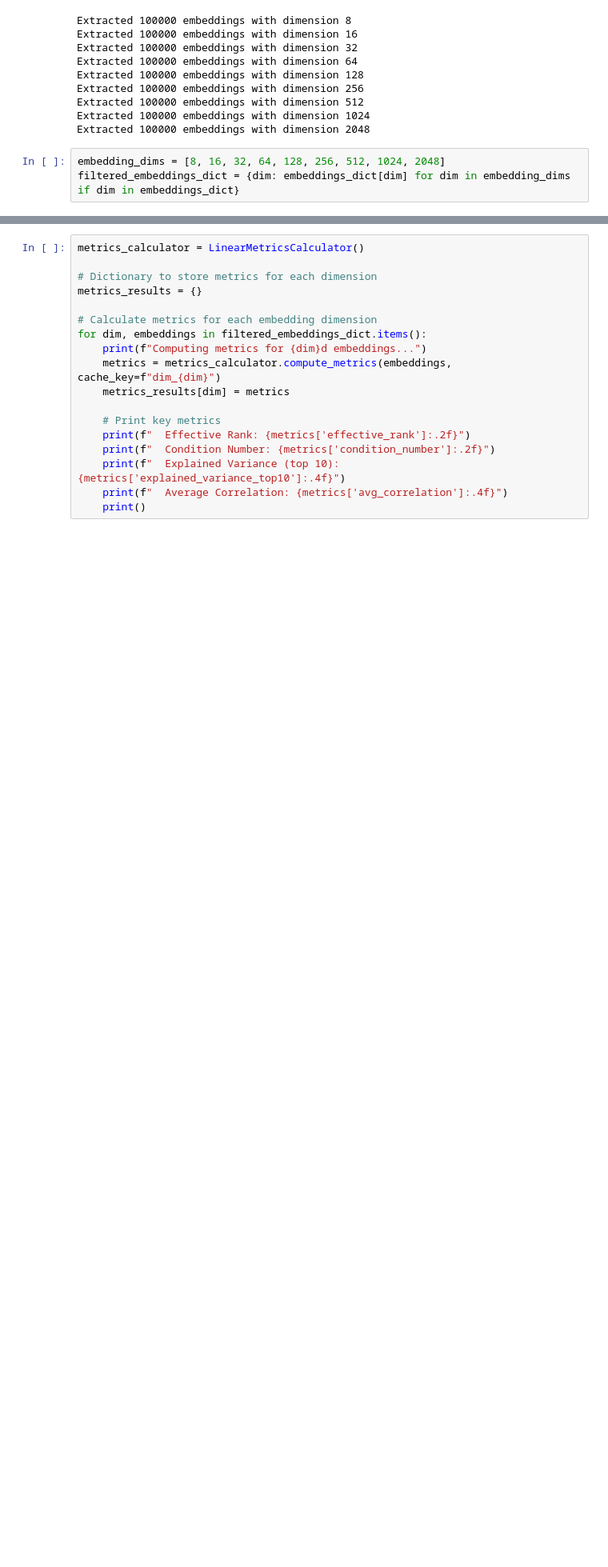
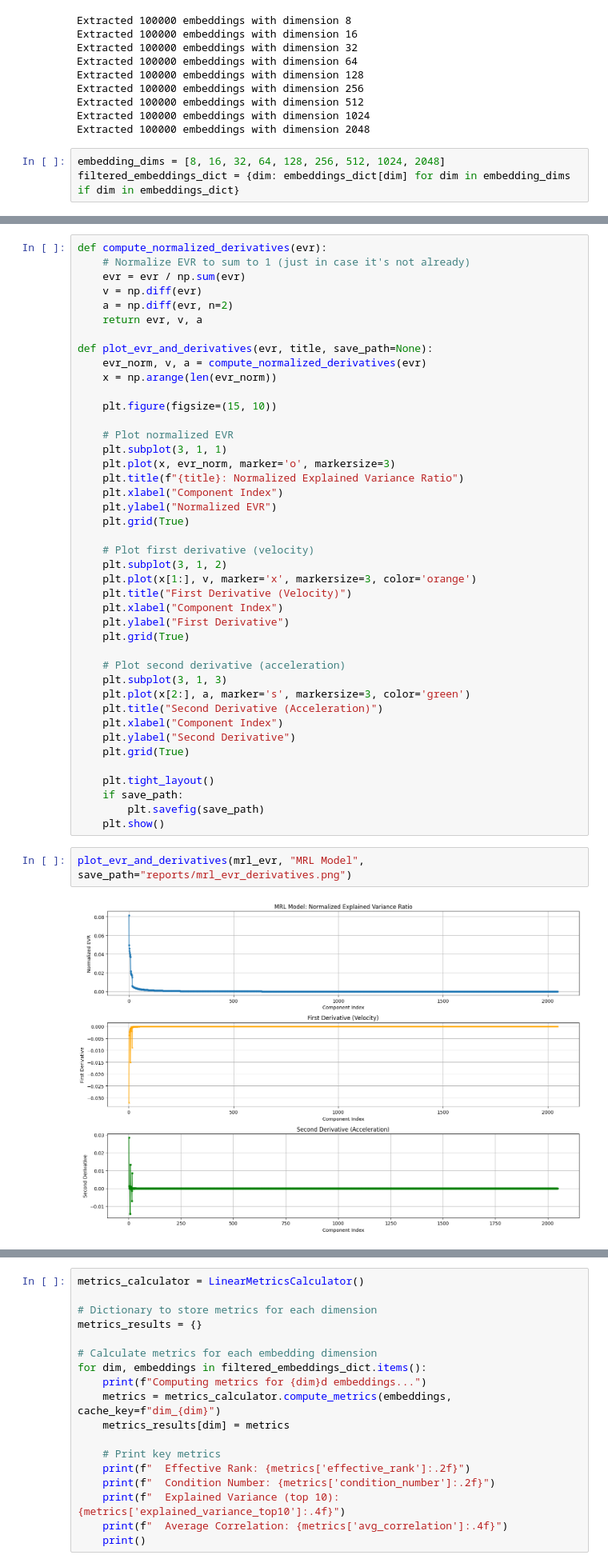
Before and after one commit to mmkuznecov/MRL, a Jupyter notebook: mri_checkout.ipynb, the cells around one changed output, grey strips where cells are left out. Shown: that part at 80% size. Drawn from its saved outputs; the diff is of its cells as text; blank space fills up the shorter version.

```diff
--- a/mri_checkout.ipynb
+++ b/mri_checkout.ipynb
@@ -165,0 +183,46 @@ filtered_embeddings_dict = {dim: embeddings_dict[dim] for dim in embedding_dims
+# %%
+def compute_normalized_derivatives(evr):
+    # Normalize EVR to sum to 1 (just in case it's not already)
+    evr = evr / np.sum(evr)
+    v = np.diff(evr)
+    a = np.diff(evr, n=2)
+    return evr, v, a
+
+def plot_evr_and_derivatives(evr, title, save_path=None):
+    evr_norm, v, a = compute_normalized_derivatives(evr)
+    x = np.arange(len(evr_norm))
+
+    plt.figure(figsize=(15, 10))
+
+    # Plot normalized EVR
+    plt.subplot(3, 1, 1)
+    plt.plot(x, evr_norm, marker='o', markersize=3)
+    plt.title(f"{title}: Normalized Explained Variance Ratio")
+    plt.xlabel("Component Index")
+    plt.ylabel("Normalized EVR")
+    plt.grid(True)
+
+    # Plot first derivative (velocity)
+    plt.subplot(3, 1, 2)
+    plt.plot(x[1:], v, marker='x', markersize=3, color='orange')
+    plt.title("First Derivative (Velocity)")
+    plt.xlabel("Component Index")
+    plt.ylabel("First Derivative")
+    plt.grid(True)
+
+    # Plot second derivative (acceleration)
+    plt.subplot(3, 1, 3)
+    plt.plot(x[2:], a, marker='s', markersize=3, color='green')
+    plt.title("Second Derivative (Acceleration)")
+    plt.xlabel("Component Index")
+    plt.ylabel("Second Derivative")
+    plt.grid(True)
+
+    plt.tight_layout()
+    if save_path:
+        plt.savefig(save_path)
+    plt.show()
+# %%
+plot_evr_and_derivatives(mrl_evr, "MRL Model", save_path="reports/mrl_evr_derivatives.png")
+# %% [output]
+[figure, added]
```
Also changed, not shown: parts of 11 cells of this notebook, 5 other files.
